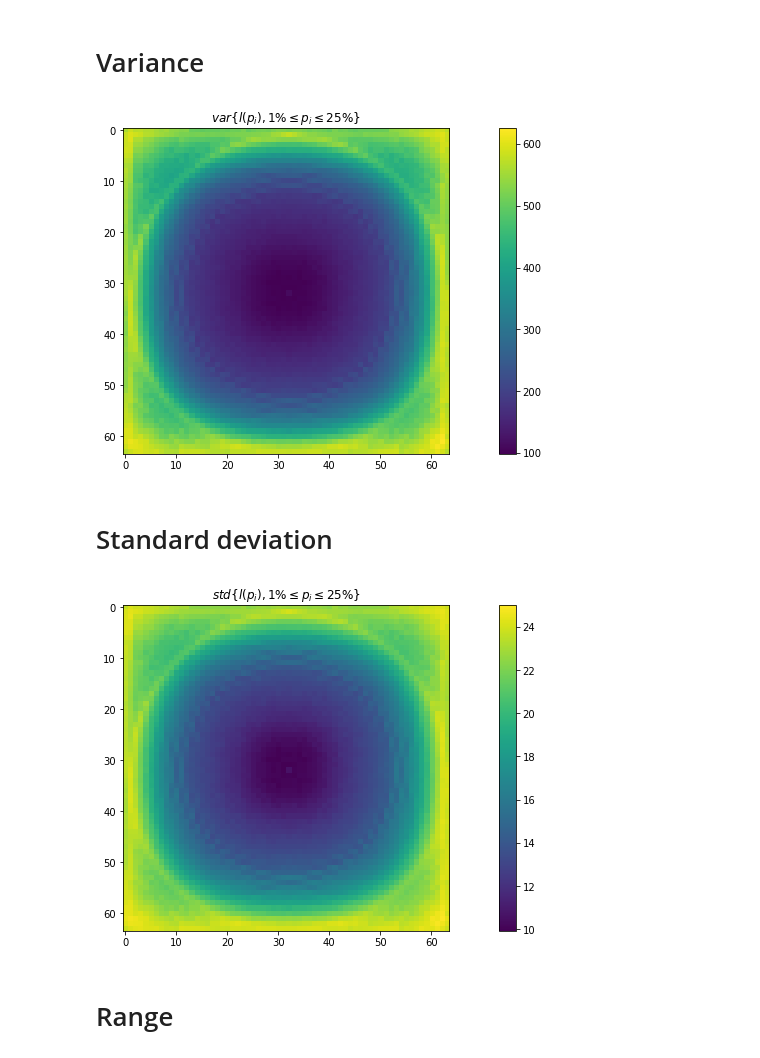
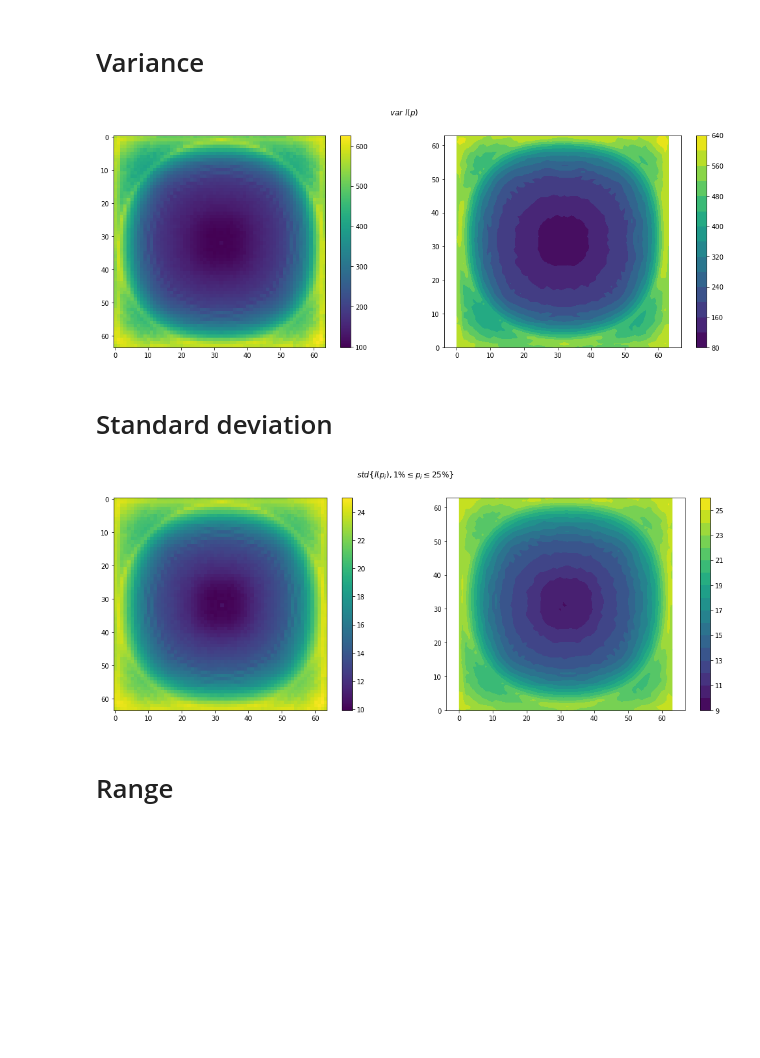
Before and after one commit to leonharv/uncertainty-vis, a Jupyter notebook: Experiments/Covariance Analysis/Locality Measure Pearson.ipynb, the cells around one changed output. Drawn from its saved outputs; the diff is of its cells as text; code cells hidden in the pictures; blank space fills up the shorter version.

```diff
--- a/Experiments/Covariance Analysis/Locality Measure Pearson.ipynb
+++ b/Experiments/Covariance Analysis/Locality Measure Pearson.ipynb
@@ -227,7 +88,7 @@ We now consider a covariance $\Sigma$, which is homogene in its variance $\sigma
 gridDimensions = np.array([31,31])
 variance = np.ones(gridDimensions)
 
-Sigma = build_covariance_y(variance, linear, 5)
+Sigma = utilities.build_covariance_y(variance, utilities.linear, 5)
 
 # center pixel
 p = np.array([gridDimensions[0]//2, gridDimensions[1]//2])
@@ -323,7 +184,7 @@ plt.show()
 # %% [markdown]
 # Inject some variations in width of the structure
 # %%
-new_structure = build_covariance_y(variance, linear, 3)
+new_structure = utilities.build_covariance_y(variance, utilities.linear, 3)
 
 Sigma_hat = Sigma.copy()
 for x in range(gridDimensions[0]):
@@ -387,7 +248,7 @@ plt.show()
 # %% [markdown]
 # Inject some variations in the dirstribution of the structure
 # %%
-new_structure = build_covariance_matrix(variance, linear, 5)
+new_structure = utilities.build_covariance_matrix(variance, utilities.linear, 5)
 
 Sigma_hat = Sigma.copy()
 for x in range(gridDimensions[0]):
@@ -404,20 +265,28 @@ p = np.array([gridDimensions[0]//2, 15])
 targetPixel = p[1] * gridDimensions[0] + p[0]
 Sigma_j = Sigma_hat[targetPixel,:].reshape(gridDimensions)
 
+p = np.array([gridDimensions[0]//2, 19])
+targetPixel = p[1] * gridDimensions[0] + p[0]
+Sigma_k = Sigma_hat[targetPixel,:].reshape(gridDimensions)
+
 variances = np.sqrt(np.diag(Sigma_hat))
 
 plt.figure(figsize=(18,10))
-plt.subplot(2,2,1)
+plt.subplot(2,3,2)
 plt.imshow(variances.reshape(gridDimensions))
 plt.title(r'$\sigma^2$')
 plt.colorbar()
-plt.subplot(2,2,3)
+plt.subplot(2,3,4)
 plt.imshow(Sigma_i)
 plt.title(r'$\Sigma_i$')
 plt.colorbar()
-plt.subplot(2,2,4)
+plt.subplot(2,3,5)
 plt.imshow(Sigma_j)
 plt.title(r'$\Sigma_j$')
 plt.colorbar()
+plt.subplot(2,3,6)
+plt.imshow(Sigma_k)
+plt.title(r'$\Sigma_k$')
+plt.colorbar()
 plt.show()
 # %% [output]
@@ -502,23 +385,37 @@ plt.show()
 # %% [markdown]
 # Variance
 # %%
+variing = np.var(overview, axis=2)
+
 plt.figure(figsize=(18,6))
-plt.title(r'$var \{l(p_i), 1\% \leq p_i \leq 25\%\}$')
-plt.imshow(np.var(overview, axis=2))
+plt.suptitle(r'$var ~ l(p)$')
+plt.subplot(1,2,1)
+plt.imshow(variing)
+plt.colorbar()
+plt.subplot(1,2,2)
+plt.contourf(variing, levels=15)
+plt.axis('equal')
 plt.colorbar()
 plt.show()
 # %% [output]
-[figure, old version]
+[figure, new version]
 # %% [markdown]
 # Standard deviation
 # %%
+stding = np.std(overview, axis=2)
+
 plt.figure(figsize=(18,6))
-plt.title(r'$std \{l(p_i), 1\% \leq p_i \leq 25\%\}$')
-plt.imshow(np.std(overview, axis=2))
+plt.suptitle(r'$std \{l(p_i), 1\% \leq p_i \leq 25\%\}$')
+plt.subplot(1,2,1)
+plt.imshow(stding)
+plt.colorbar()
+plt.subplot(1,2,2)
+plt.contourf(stding, levels=15)
+plt.axis('equal')
 plt.colorbar()
 plt.show()
 # %% [output]
-[figure, old version]
+[figure, new version]
 # %% [markdown]
 # Range
 # %%
```
Also changed, not shown: parts of 8 cells of this notebook, 2 other files.
